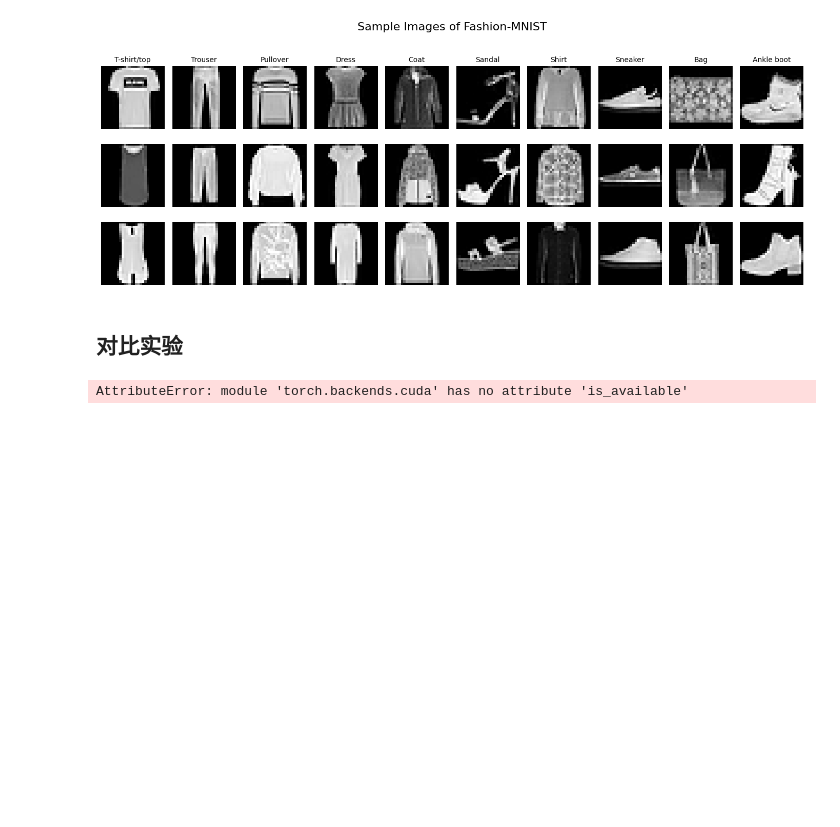
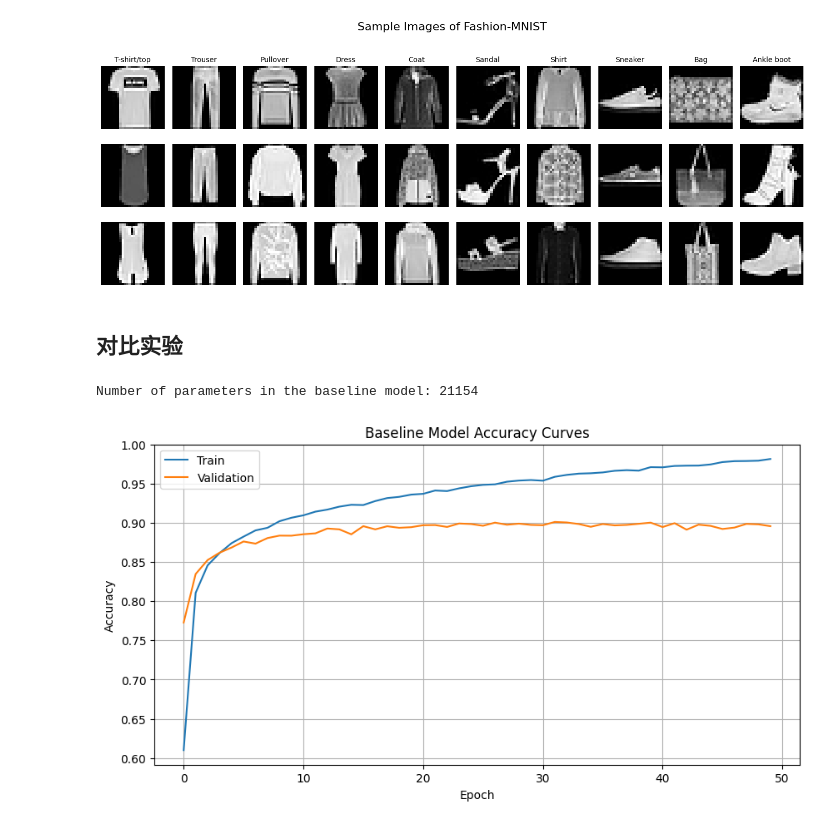
Before and after one commit to xinchengo/ai3003, a Jupyter notebook: lab/lab2/load.ipynb, the cells around one changed output. Cells and saved outputs as stored; diff of their text form; code cells hidden in the pictures; blank space fills up the shorter version.

```diff
--- a/lab/lab2/load.ipynb
+++ b/lab/lab2/load.ipynb
@@ -40,13 +51,13 @@ train_size = int((5/6) * len(full_train))
 val_size = len(full_train) - train_size
 train_set, val_set = random_split(full_train, [train_size, val_size])
 
-# 创建DataLoader
-BATCH_SIZE = 64
+# 创建 DataLoader。batch 直接来自 GPU 上的 TensorDataset
+BATCH_SIZE = 1024
 train_loader = DataLoader(train_set, batch_size=BATCH_SIZE, shuffle=True)
 val_loader   = DataLoader(val_set,   batch_size=BATCH_SIZE)
 test_loader  = DataLoader(full_test, batch_size=BATCH_SIZE)
 
-# 打印三个数据集的大小
+# 打印三个数据集的大小和设备
 print(f"Train set size: {len(train_loader.dataset)}")
 print(f"Validation set size: {len(val_loader.dataset)}")
 print(f"Test set size: {len(test_loader.dataset)}")
@@ -93,29 +104,60 @@ plt.show()
 [figure]
 # %% [markdown]
 ## 对比实验
+# %%
+from cnn import CNN, train_model
+
+model_baseline = CNN(
+    hidden_layers = 6,
+    hidden_channels = [8, 8, 16, 16, 32, 32],
+    apply_pooling = [False, True, False, True, False, True],
+    use_batch_norm = True,
+).to(device=device)
+optimizer_baseline = torch.optim.Adam(model_baseline.parameters(), lr=0.001)
+history_baseline = train_model(
+    model=model_baseline,
+    optimizer=optimizer_baseline,
+    train_loader=train_loader,
+    val_loader=val_loader,
+    num_epochs=50,
+    device=device,
+)
+# %%
+num_params_baseline = sum(p.numel() for p in model_baseline.parameters())
+print(f"Number of parameters in the baseline model: {num_params_baseline}")
+# %% [output]
+Number of parameters in the baseline model: 21154
+# %%
+# plot the training and validation loss curves
+plt.figure(figsize=(10, 5))
+plt.plot(history_baseline["train_accuracies"], label="Train")
+plt.plot(history_baseline["val_accuracies"], label="Validation")
+plt.title("Baseline Model Accuracy Curves")
+plt.xlabel("Epoch")
+plt.ylabel("Accuracy")
+plt.legend()
+plt.grid()
+plt.show()
+# %% [output]
+[figure, added]
 # %%
 from cnn import CNN, train_model
-
-device = "cuda" if torch.cuda.is_available() \
-    else "mps" if torch.backends.mps.is_available() else None
 
 model_large = CNN(
     hidden_layers = 6,
     hidden_channels = [32, 32, 64, 64, 128, 128],
     apply_pooling = [False, True, False, True, False, True],
     use_batch_norm = True,
-)
+).to(device=device)
 optimizer_large = torch.optim.Adam(model_large.parameters(), lr=0.001)
 history_large = train_model(
     model=model_large,
     optimizer=optimizer_large,
     train_loader=train_loader,
     val_loader=val_loader,
-    num_epochs=10,
+    num_epochs=50,
     device=device,
 )
-# %% [output]
-AttributeError: module 'torch.backends.cuda' has no attribute 'is_available'
 # %%
 # parameter count for the large model
 num_params_large = sum(p.numel() for p in model_large.parameters())
```
Also changed, not shown: parts of 3 cells of this notebook.
